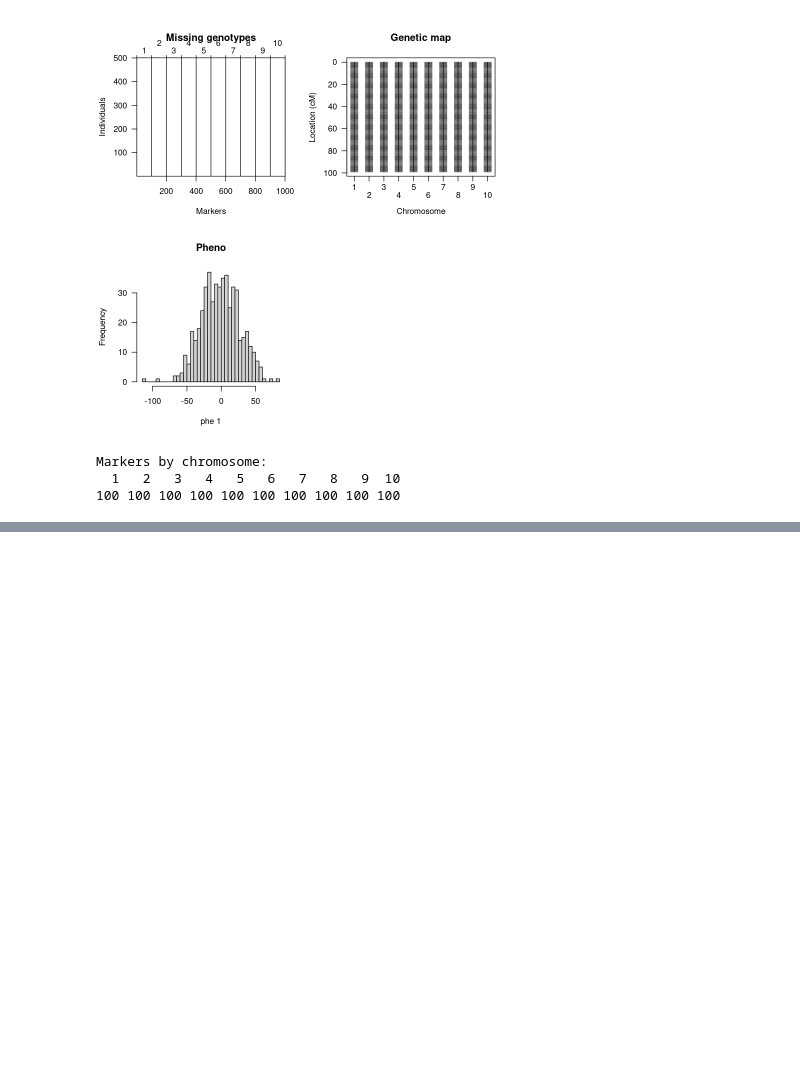
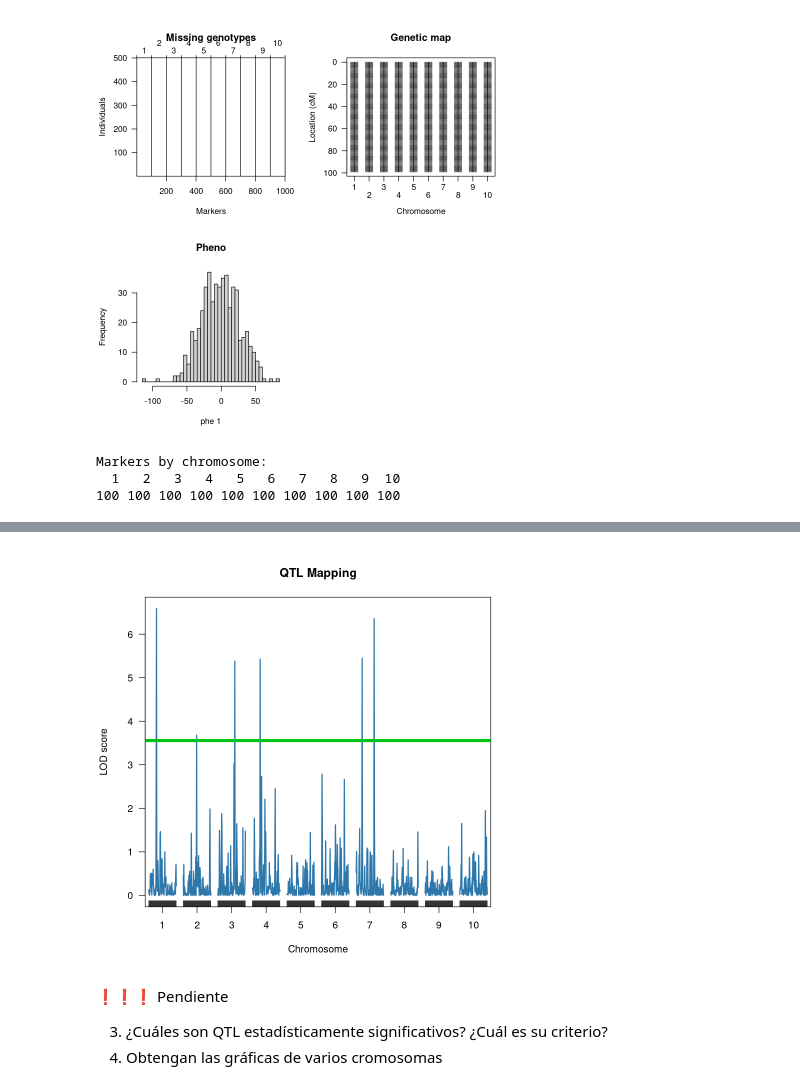
Before and after one commit to hdescobarh/journey-resolution, a Jupyter notebook: GRC_Taller04_mapeo_ligamiento/Code/ejercicio.ipynb, the cells around one changed output, grey strips where cells are left out. Cells and saved outputs as stored; diff of their text form; code cells hidden in the pictures; blank space fills up the shorter version.

```diff
--- a/GRC_Taller04_mapeo_ligamiento/Code/ejercicio.ipynb
+++ b/GRC_Taller04_mapeo_ligamiento/Code/ejercicio.ipynb
@@ -105,0 +170,13 @@ Markers by chromosome:
+# %%
+# Obtener el umbral de significancia
+threshold_lod <- summary(max_lod_distribution, alpha = 0.05)
+print(threshold_lod)
+
+# Tabla mostrando solo los cromosomas con valores superiores al umbral
+
+out_em_significant <- summary(
+  out_em_kosambi,
+  perms = max_lod_distribution, alpha = 0.05, pvalues = TRUE
+)
+
+out_em_significant
@@ -105,0 +195,11 @@ Markers by chromosome:
+# %%
+plot(out_em_kosambi, ylab = "LOD score", col = "#2e77ab")
+abline(h = threshold_lod[1], col = "#00c414", lwd = 5)
+title(main = "QTL Mapping")
+# %% [output]
+[figure, added]
+# %% [markdown]
+❗❗❗ Pendiente
+
+3. ¿Cuáles son QTL estadísticamente significativos? ¿Cuál es su criterio?
+4. Obtengan las gráficas de varios cromosomas
```
Also changed, not shown: parts of 13 cells of this notebook.
